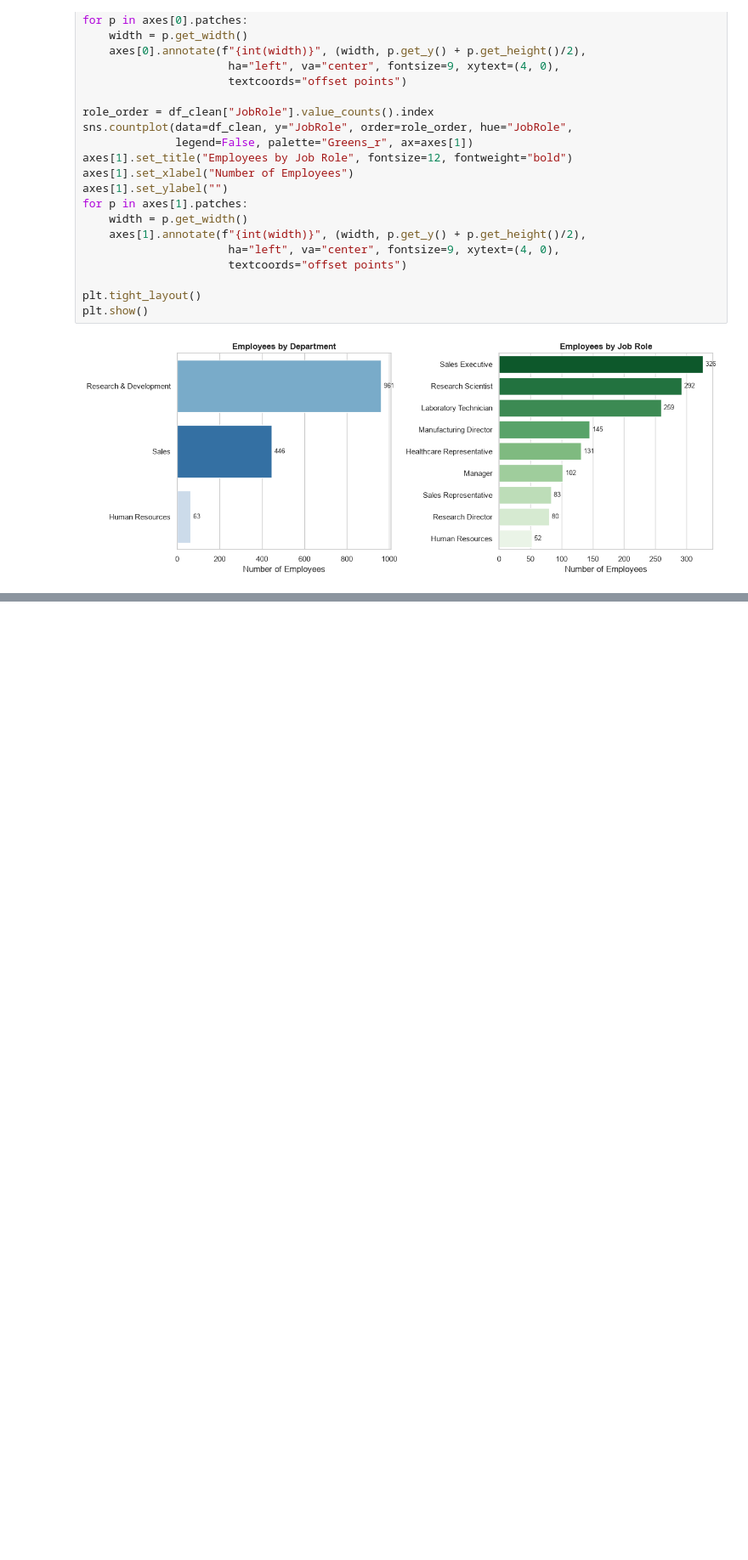
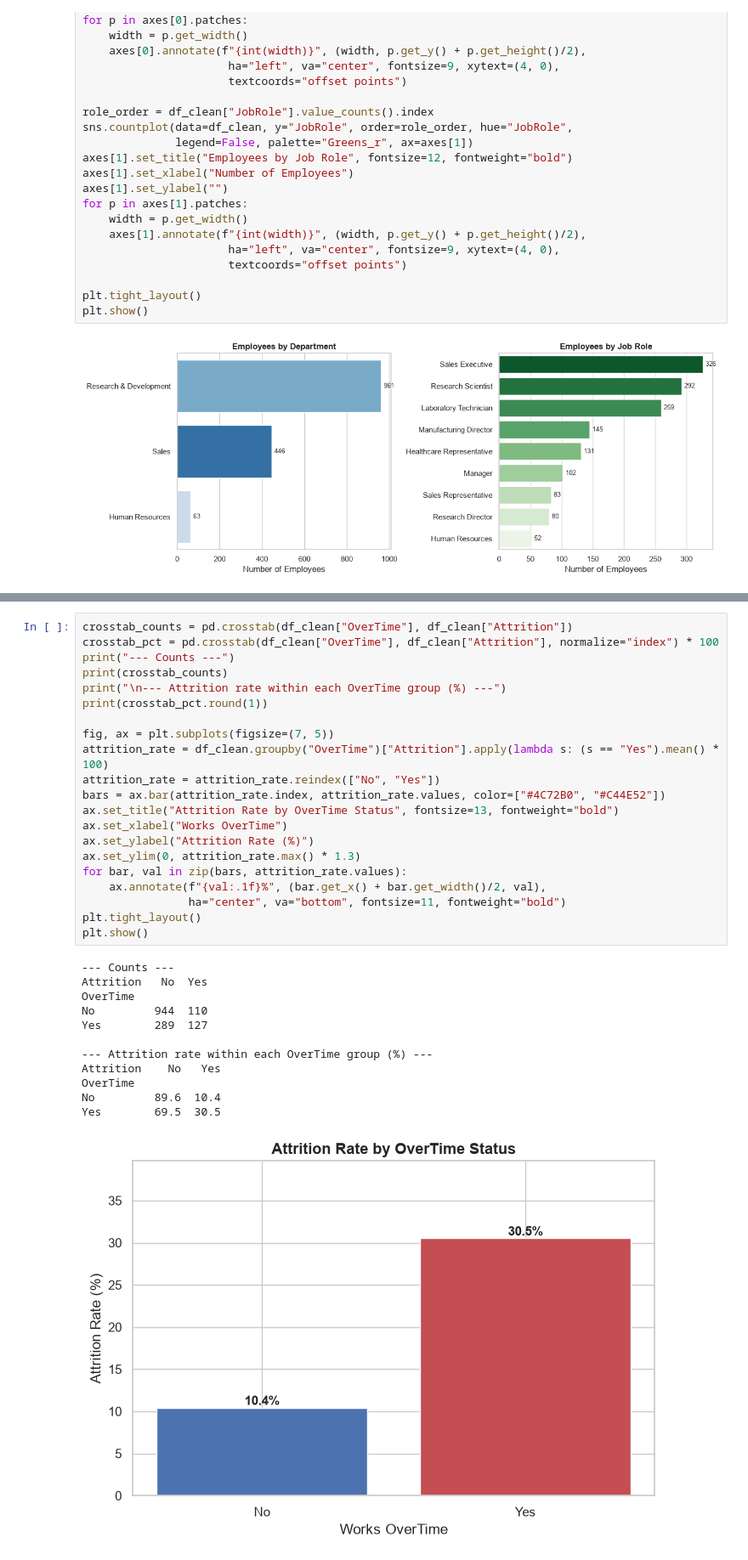
Before and after one commit to Kimberlywangari/eda-in-data-science, a Jupyter notebook: notebooks/eda.ipynb, the cells around one changed output, grey strips where cells are left out. Shown at 85% size. Cells and saved outputs as stored; diff of their text form; blank space fills up the shorter version.

```diff
--- a/notebooks/eda.ipynb
+++ b/notebooks/eda.ipynb
@@ -362,0 +445,34 @@ plt.show()
+# %%
+crosstab_counts = pd.crosstab(df_clean["OverTime"], df_clean["Attrition"])
+crosstab_pct = pd.crosstab(df_clean["OverTime"], df_clean["Attrition"], normalize="index") * 100
+print("--- Counts ---")
+print(crosstab_counts)
+print("\n--- Attrition rate within each OverTime group (%) ---")
+print(crosstab_pct.round(1))
+
+fig, ax = plt.subplots(figsize=(7, 5))
+attrition_rate = df_clean.groupby("OverTime")["Attrition"].apply(lambda s: (s == "Yes").mean() * 100)
+attrition_rate = attrition_rate.reindex(["No", "Yes"])
+bars = ax.bar(attrition_rate.index, attrition_rate.values, color=["#4C72B0", "#C44E52"])
+ax.set_title("Attrition Rate by OverTime Status", fontsize=13, fontweight="bold")
+ax.set_xlabel("Works OverTime")
+ax.set_ylabel("Attrition Rate (%)")
+ax.set_ylim(0, attrition_rate.max() * 1.3)
+for bar, val in zip(bars, attrition_rate.values):
+    ax.annotate(f"{val:.1f}%", (bar.get_x() + bar.get_width()/2, val),
+                ha="center", va="bottom", fontsize=11, fontweight="bold")
+plt.tight_layout()
+plt.show()
+# %% [output]
+--- Counts ---
+Attrition   No  Yes
+OverTime
+No         944  110
+Yes        289  127
+
+--- Attrition rate within each OverTime group (%) ---
+Attrition    No   Yes
+OverTime
+No         89.6  10.4
+Yes        69.5  30.5
+[figure, added]
```
Also changed, not shown: parts of 5 cells of this notebook.
